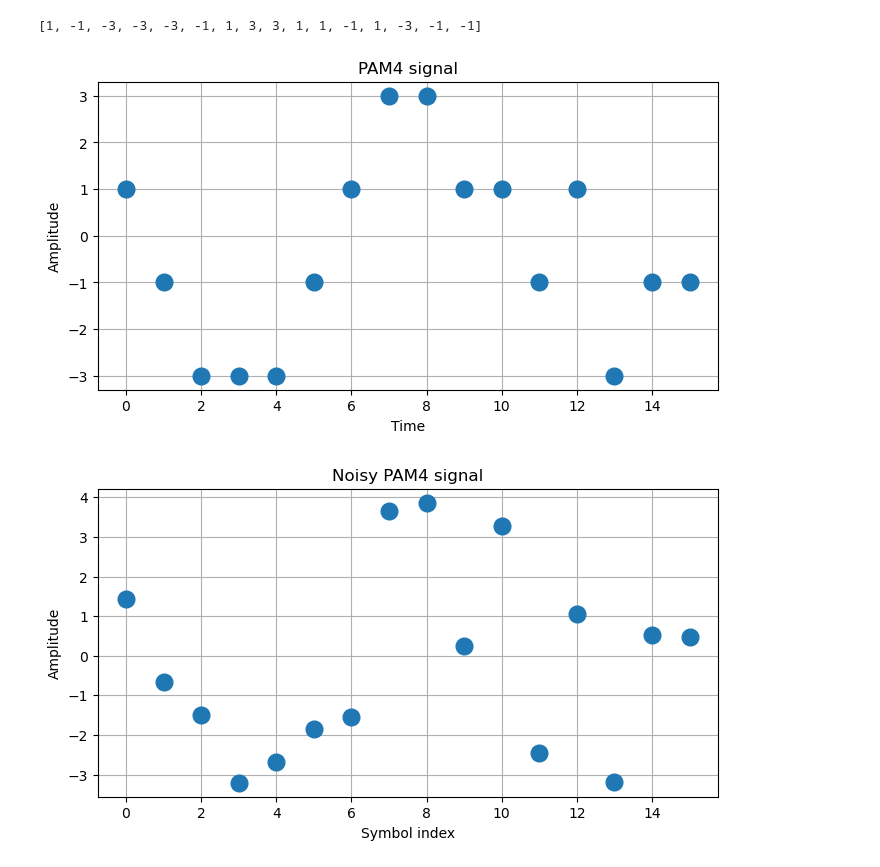
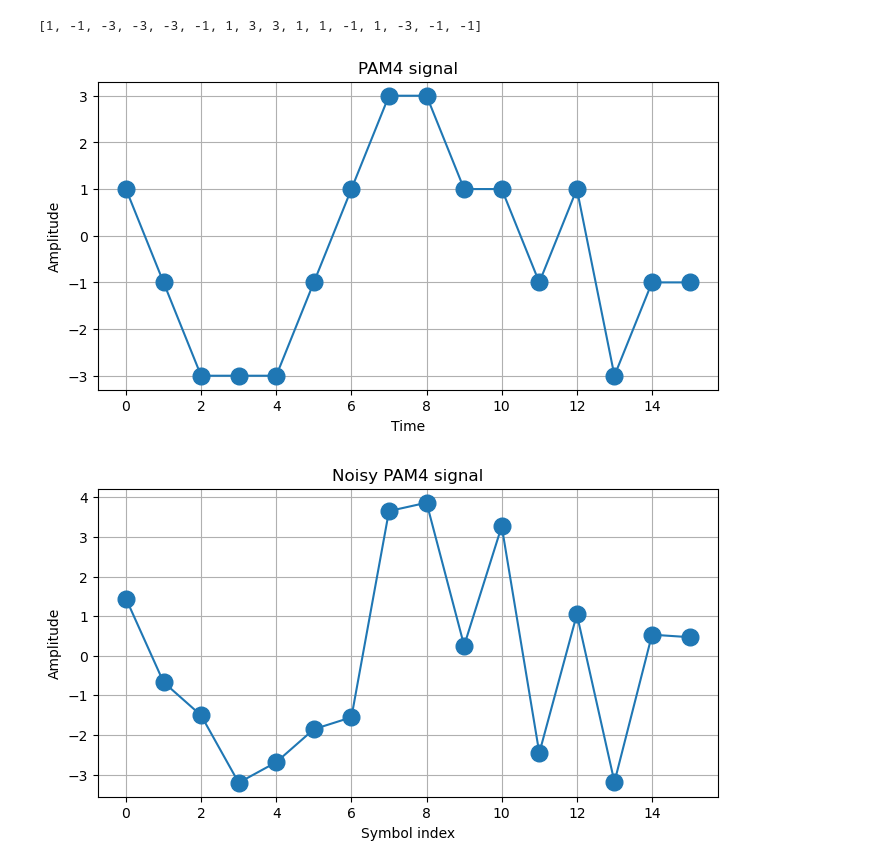
Before and after one commit to ngurahsurya584/16QAMxPAM4, a Jupyter notebook: pam4.ipynb, the cells around one changed output. Saved outputs shown, nothing was run; the diff lists cells and outputs as text; code cells hidden in the pictures.

```diff
--- a/pam4.ipynb
+++ b/pam4.ipynb
@@ -43,11 +43,11 @@ pulses
 # Plot the PAM4 signal
 fig = plt.figure(figsize=(8, 4))
 ax = plt.axes()
-ax.plot(range(len(pulses)), pulses, 'o', markersize=12)
+ax.plot(range(len(pulses)), pulses, 'o-', markersize=12)
 ax.set(xlabel='Time', ylabel='Amplitude', title='PAM4 signal')
 ax.grid()
 # %% [output]
-[figure, old version]
+[figure, new version]
 # %%
 # Add some noise to the PAM4 signal
 noise = np.random.normal(0, 1, len(pulses))
@@ -55,12 +55,12 @@ noisy_pulses = pulses + noise
 # %%
 # Plot the noisy PAM4 signal
 fig = plt.figure(figsize=(8, 4))
 ax = plt.axes()
-ax.plot(range(len(noisy_pulses)), noisy_pulses, 'o', markersize=12)
+ax.plot(range(len(noisy_pulses)), noisy_pulses, 'o-', markersize=12)
 ax.set(xlabel = 'Symbol index', ylabel = 'Amplitude', title = 'Noisy PAM4 signal')
 ax.grid()
 # %% [output]
-[figure, old version]
+[figure, new version]
 # %%
 # Decode the noisy PAM4 signal
 decoded_data = pam4_decode(noisy_pulses)
```
Also changed, not shown: parts of 1 cell of this notebook, 5 other files.
